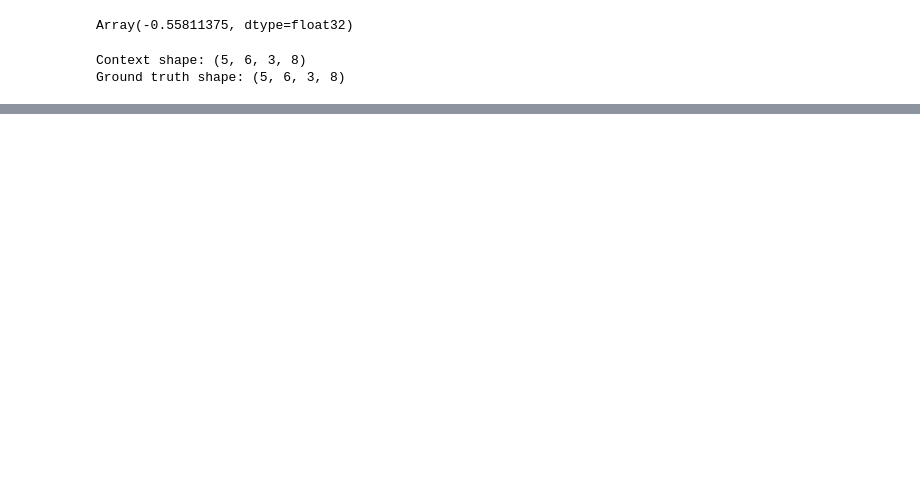
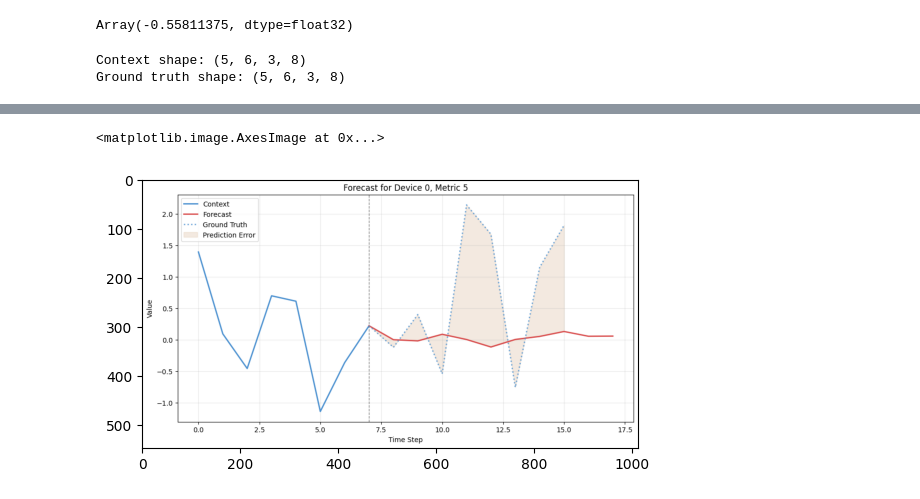
Before and after one commit to thiomajid/netbelief, a Jupyter notebook: notebooks/lstm_test.ipynb, the cells around one changed output, grey strips where cells are left out. Cells and saved outputs as stored; diff of their text form; code cells hidden in the pictures; blank space fills up the shorter version.

```diff
--- a/notebooks/lstm_test.ipynb
+++ b/notebooks/lstm_test.ipynb
@@ -109,0 +123,5 @@ plot_forecast(
+# %%
+plt.imshow(img)
+# %% [output]
+<matplotlib.image.AxesImage at 0x...>
+[figure, added]
```
Also changed, not shown: parts of 6 cells of this notebook, 4 other files.
